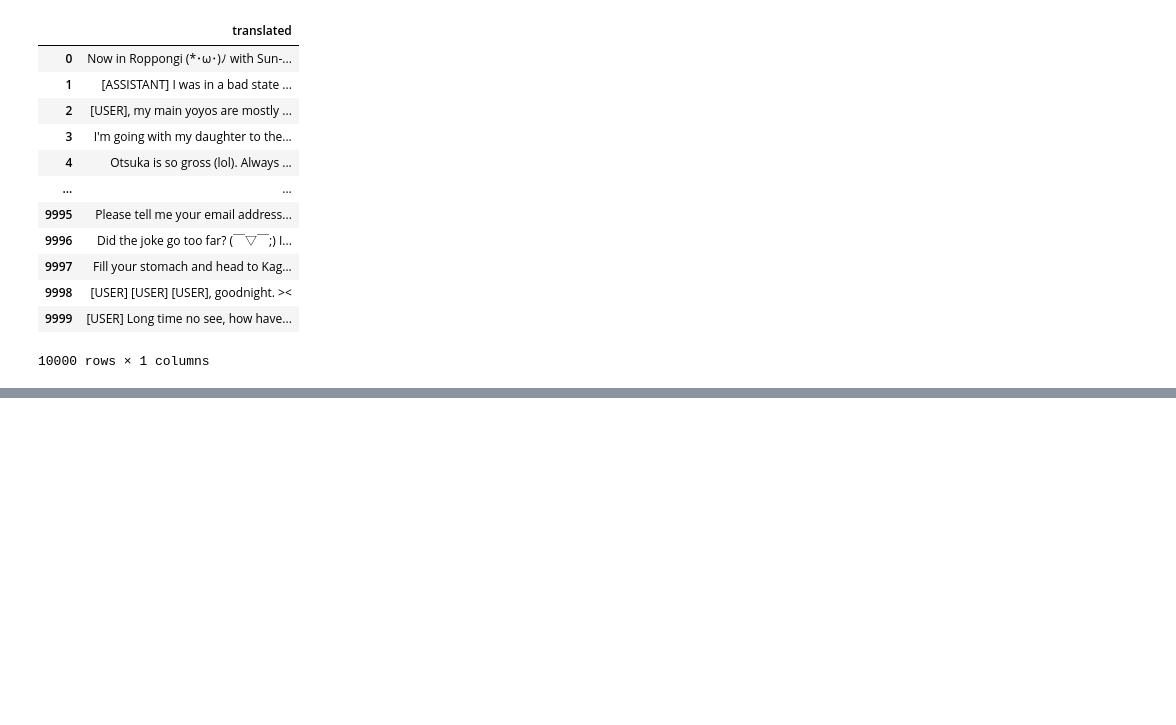
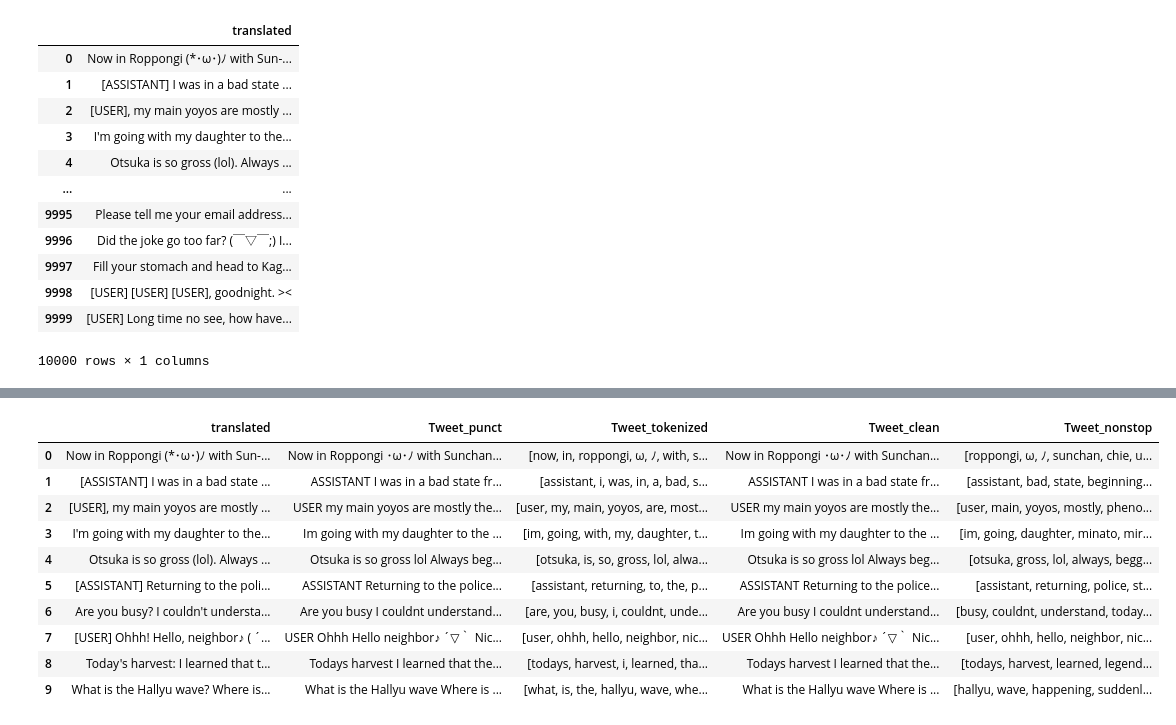
Before and after one commit to hoshinokohana/Tweets_analyze, a Jupyter notebook: cleaning.ipynb, the cells around one changed output, grey strips where cells are left out. Saved outputs shown, nothing was run; the diff lists cells and outputs as text; code cells hidden in the pictures; blank space fills up the shorter version.

```diff
--- a/cleaning.ipynb
+++ b/cleaning.ipynb
@@ -109,0 +119,14 @@ df.head(10)
+# %%
+import re
+def clean(text):
+    text = re.sub(r"(reply)?(//)?\s*@\S*?\s*(:| |$)", " ", text)
+    text = re.sub(r"\[\S+\]", "", text)
+    text = re.sub(r"#\S+#", "", text)
+    URL_REGEX = re.compile(
+        r'(?i)\b((?:https?://|www\d{0,3}[.]|[a-z0-9.\-]+[.][a-z]{2,4}/)(?:[^\s()<>]+|\(([^\s()<>]+|(\([^\s()<>]+\)))*\))+(?:\(([^\s()<>]+|(\([^\s()<>]+\)))*\)|[^\s`!()\[\]{};:\'".,<>?«»“”‘’]))',
+        re.IGNORECASE)
+    text = re.sub(URL_REGEX, "", text)
+    text = re.sub(r"\s+", " ", text)
+    return text.strip()
+df['Tweet_clean'] = df['Tweet_punct'].apply(lambda x: clean(x))
+df.head(10)
@@ -109,0 +145,6 @@ df.head(10)
+# %%
+def filter_str(desstr, restr=''):
+    res = re.compile("[^\\u4e00-\\u9fa5^a-z^A-Z^0-9]")
+    return res.sub(restr, desstr)
+df['Tweet_clean'] = df['Tweet_punct'].apply(lambda x: clean(x))
+df.head(10)
@@ -109,0 +163,8 @@ df.head(10)
+# %%
+
+def tokenization(text):
+    text = re.split('\W+', text)
+    return text
+
+df['Tweet_tokenized'] = df['Tweet_clean'].apply(lambda x: tokenization(x.lower()))
+df.head()
@@ -109,0 +178,6 @@ df.head(10)
+# %%
+import nltk
+nltk.download('stopwords')
+stopword = nltk.corpus.stopwords.words('english')
+#stopword.extend(['yr', 'year', 'woman', 'man', 'girl','boy','one', 'two', 'sixteen', 'yearold', 'fu', 'weeks', 'week',
+#               'treatment', 'associated', 'patients', 'may','day', 'case','old'])
@@ -109,0 +188,19 @@ df.head(10)
+# %%
+def remove_stopwords(text):
+    text = [word for word in text if word not in stopword]
+    return text
+
+df['Tweet_nonstop'] = df['Tweet_tokenized'].apply(lambda x: remove_stopwords(x))
+df.head(10)
+# %% [output]
+|  | translated | Tweet_punct | Tweet_tokenized | Tweet_clean | Tweet_nonstop |
+| 0 | Now in Roppongi (*･ω･)ﾉ with Sun-... | Now in Roppongi ･ω･ﾉ with Sunchan... | [now, in, roppongi, ω, ﾉ, with, s... | Now in Roppongi ･ω･ﾉ with Sunchan... | [roppongi, ω, ﾉ, sunchan, chie, u... |
+| 1 | [ASSISTANT] I was in a bad state ... | ASSISTANT I was in a bad state fr... | [assistant, i, was, in, a, bad, s... | ASSISTANT I was in a bad state fr... | [assistant, bad, state, beginning... |
+| 2 | [USER], my main yoyos are mostly ... | USER my main yoyos are mostly the... | [user, my, main, yoyos, are, most... | USER my main yoyos are mostly the... | [user, main, yoyos, mostly, pheno... |
+| 3 | I'm going with my daughter to the... | Im going with my daughter to the ... | [im, going, with, my, daughter, t... | Im going with my daughter to the ... | [im, going, daughter, minato, mir... |
+| 4 | Otsuka is so gross (lol). Always ... | Otsuka is so gross lol Always beg... | [otsuka, is, so, gross, lol, alwa... | Otsuka is so gross lol Always beg... | [otsuka, gross, lol, always, begg... |
+| 5 | [ASSISTANT] Returning to the poli... | ASSISTANT Returning to the police... | [assistant, returning, to, the, p... | ASSISTANT Returning to the police... | [assistant, returning, police, st... |
+| 6 | Are you busy? I couldn't understa... | Are you busy I couldnt understand... | [are, you, busy, i, couldnt, unde... | Are you busy I couldnt understand... | [busy, couldnt, understand, today... |
+| 7 | [USER] Ohhh! Hello, neighbor♪ ( ´... | USER Ohhh Hello neighbor♪ ´▽｀ Nic... | [user, ohhh, hello, neighbor, nic... | USER Ohhh Hello neighbor♪ ´▽｀ Nic... | [user, ohhh, hello, neighbor, nic... |
+| 8 | Today's harvest: I learned that t... | Todays harvest I learned that the... | [todays, harvest, i, learned, tha... | Todays harvest I learned that the... | [todays, harvest, learned, legend... |
+| 9 | What is the Hallyu wave? Where is... | What is the Hallyu wave Where is ... | [what, is, the, hallyu, wave, whe... | What is the Hallyu wave Where is ... | [hallyu, wave, happening, suddenl... |
```
Also changed, not shown: parts of 13 cells of this notebook, 2 other files.
